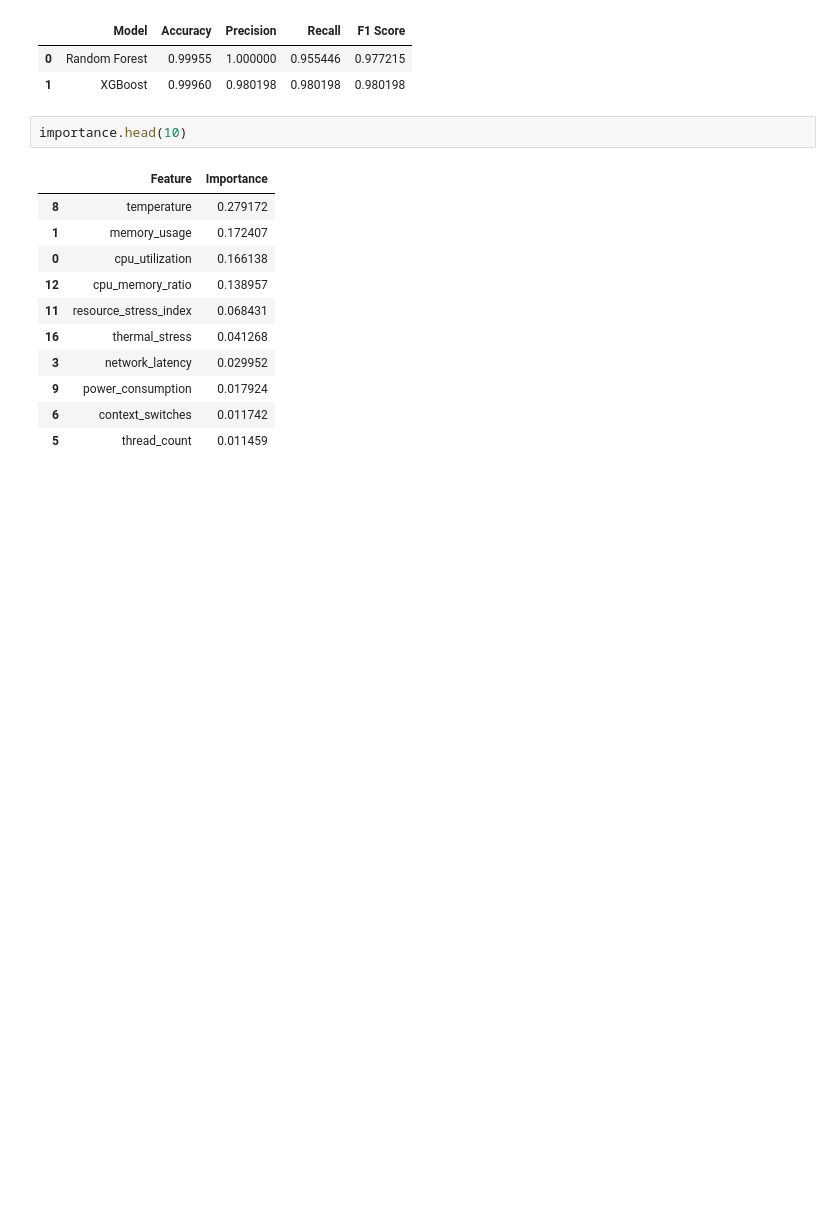
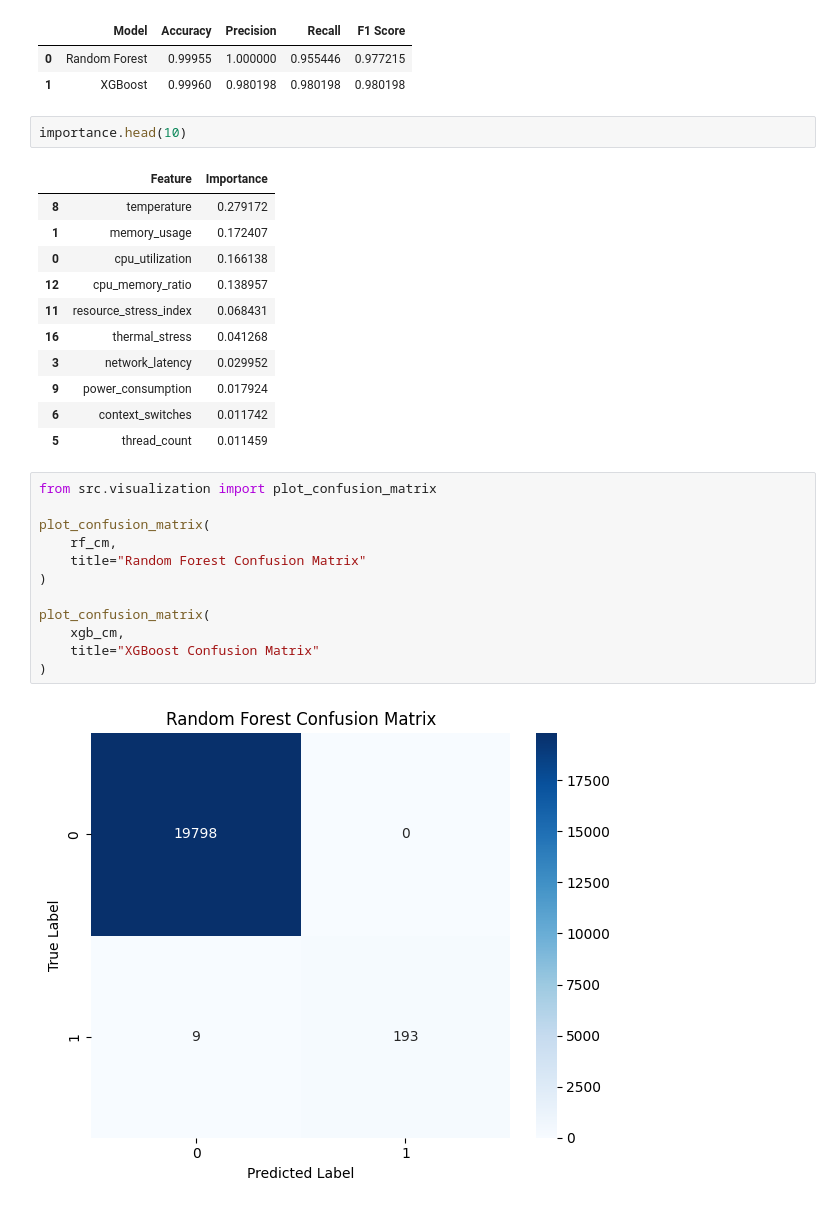
Before and after one commit to mohitlakhara/Performance-Anomaly-Detection, a Jupyter notebook: notebooks/Model_Training.ipynb, the cells around one changed output. Saved outputs shown, nothing was run; the diff lists cells and outputs as text; blank space fills up the shorter version.

```diff
--- a/notebooks/Model_Training.ipynb
+++ b/notebooks/Model_Training.ipynb
@@ -643,3 +643,17 @@ importance.head(10)
 | 9 | power_consumption | 0.017924 |
 | 6 | context_switches | 0.011742 |
 | 5 | thread_count | 0.011459 |
+# %%
+from src.visualization import plot_confusion_matrix
+
+plot_confusion_matrix(
+    rf_cm,
+    title="Random Forest Confusion Matrix"
+)
+
+plot_confusion_matrix(
+    xgb_cm,
+    title="XGBoost Confusion Matrix"
+)
+# %% [output]
+[figure, added]
```
Also changed, not shown: parts of 9 cells of this notebook, 1 other file.
